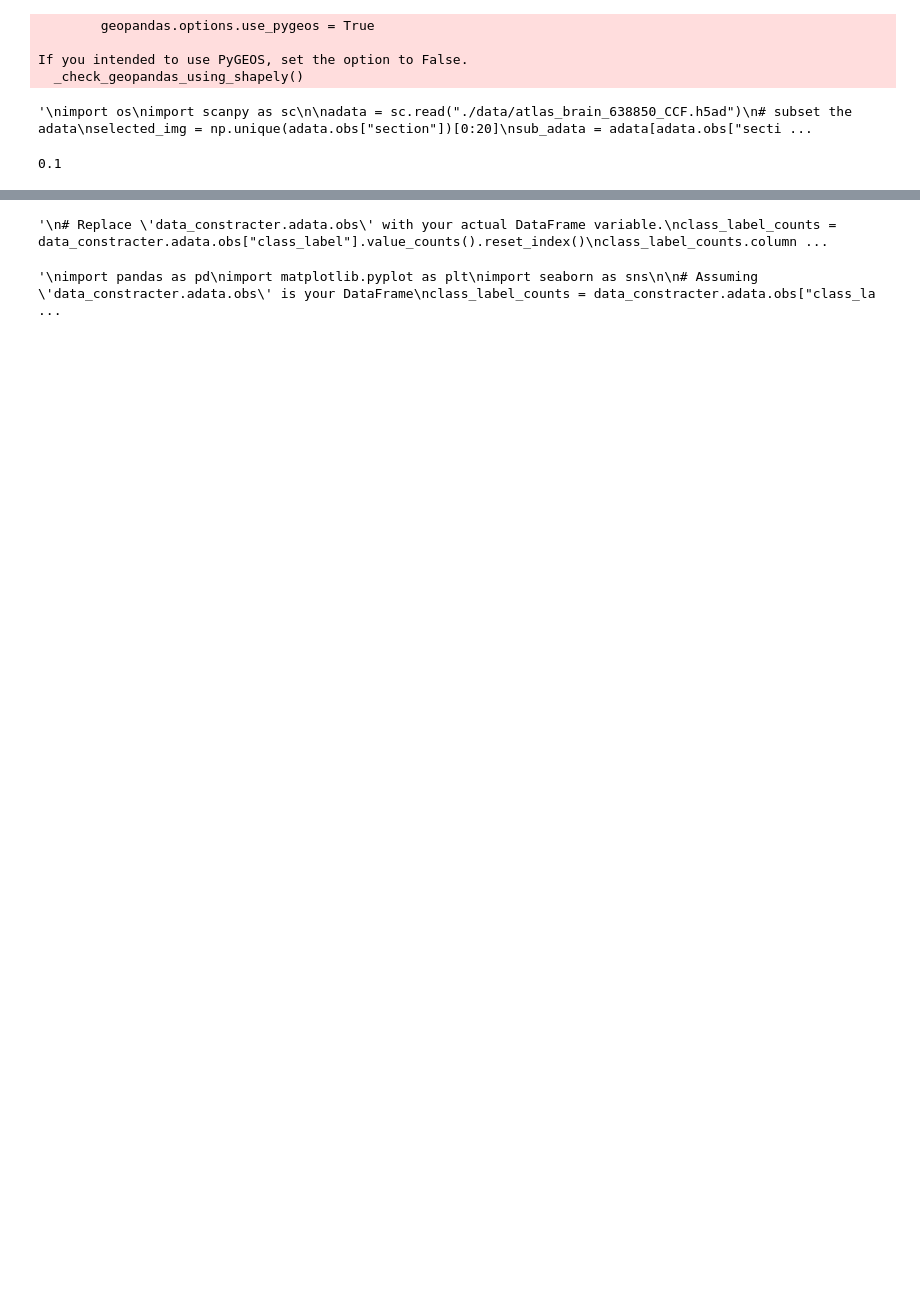
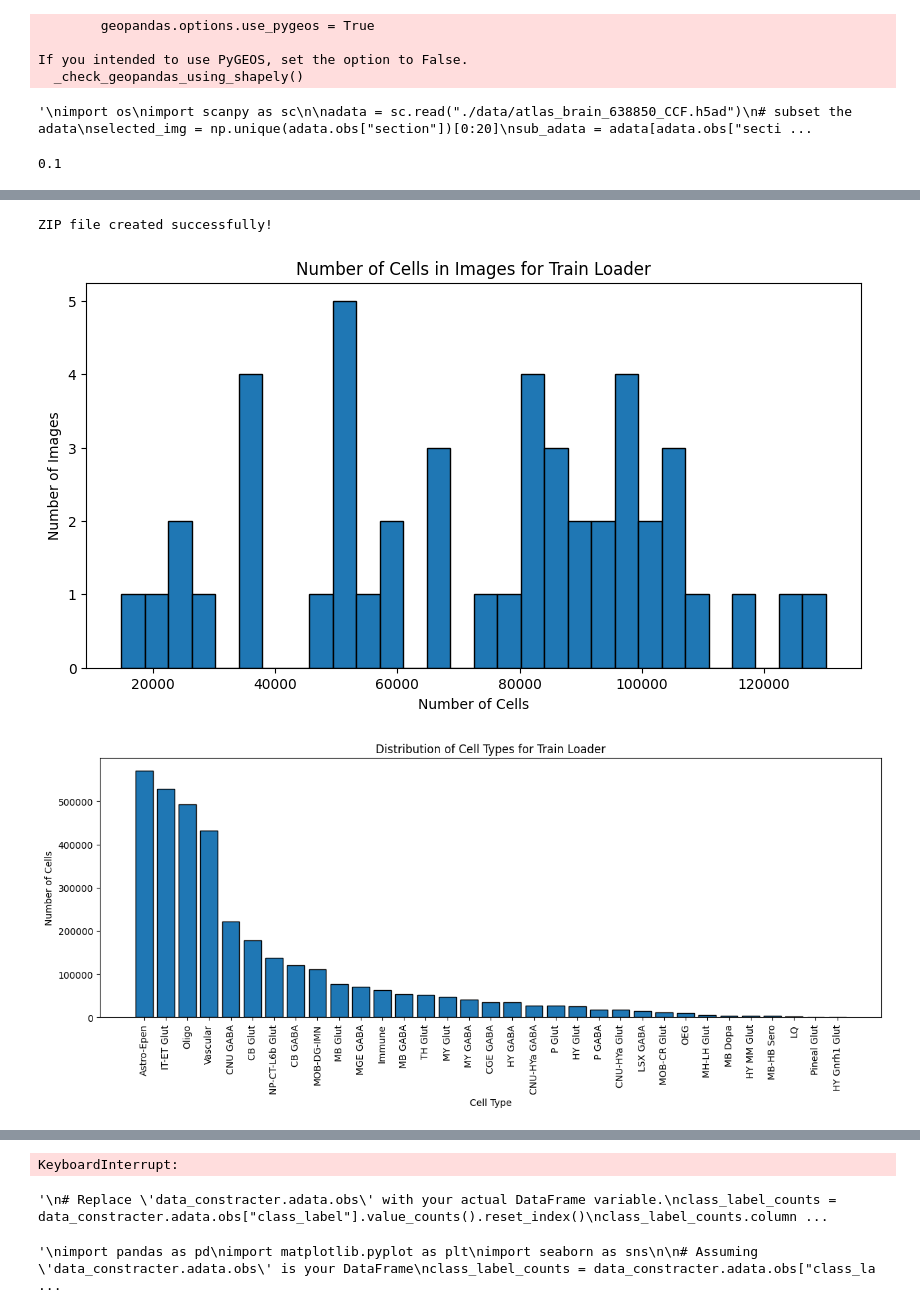
Before and after one commit to theislab/spatial_atlas_ssl, a Jupyter notebook: graph_model_test.ipynb, the cells around one changed output, grey strips where cells are left out. Saved outputs shown, nothing was run; the diff lists cells and outputs as text; code cells hidden in the pictures; blank space fills up the shorter version.

```diff
--- a/graph_model_test.ipynb
+++ b/graph_model_test.ipynb
@@ -128,0 +180,19 @@ graph_list[0]
+# %%
+import zipfile
+import torch
+def save_to_zip(loader, filename):
+    with open(filename, 'wb') as f:
+        pickle.dump(loader, f)
+
+# Save train_loader and val_loader to pickle files
+torch.save(pre_train_list, './processed_data/pre_train_list.pt')
+torch.save(pre_val_list, './processed_data/pre_val_list.pt')
+
+# Create a ZIP file and add the pickle files to it
+with zipfile.ZipFile('./processed_data/pre_training_data_img6_r30_n1_random_01.zip', 'w') as zipf:
+    zipf.write('./processed_data/pre_train_list.pt', arcname='pre_train_list.pt')
+    zipf.write('./processed_data/pre_val_list.pt', arcname='pre_val_list.pt')
+
+print("ZIP file created successfully!")
+# %% [output]
+ZIP file created successfully!
@@ -128,0 +201,50 @@ graph_list[0]
+# %%
+import matplotlib.pyplot as plt
+from collections import Counter
+import numpy as np
+
+def plot_histogram(loader, title, cell_num_path, cell_type_path):
+    # Extracting number of cells in x
+    num_cells = [data.x.size(0) for data in loader]
+
+    # Plotting histogram for number of cells in x
+    plt.figure(figsize=(10, 5))
+    plt.hist(num_cells, bins=30, edgecolor='black')
+    plt.title(f'Number of Cells in Images for {title}')
+    plt.xlabel('Number of Cells')
+    plt.ylabel('Number of Images')
+    plt.yticks(np.arange(0, max(plt.yticks()[0]), 1)) # Set y-ticks to integer values
+    plt.savefig(cell_num_path) # Save the plot
+    plt.show()
+
+    # Extracting cell types
+    cell_types = [data.cell_type.tolist() for data in loader]
+    flat_cell_types = [item for sublist in cell_types for item in sublist]
+
+    # Get the encode_book from the first data object in the loader
+    encode_book = next(iter(loader)).encode_book
+
+    # Count the frequency of each cell type
+    cell_type_counts = Counter(flat_cell_types)
+
+    # Sort cell types by frequency
+    sorted_cell_types = sorted(cell_type_counts.items(), key=lambda x: x[1], reverse=True)
+    sorted_labels = [list(encode_book.keys())[cell_type[0]] for cell_type in sorted_cell_types] # Convert keys to list
+    sorted_values = [cell_type[1] for cell_type in sorted_cell_types]
+
+    # Plotting histogram for distribution of cell types
+    plt.figure(figsize=(15, 5))
+    plt.bar(range(len(sorted_values)), sorted_values, edgecolor='black')
+    plt.title(f'Distribution of Cell Types for {title}')
+    plt.xlabel('Cell Type')
+    plt.ylabel('Number of Cells')
+    plt.xticks(ticks=range(len(sorted_labels)), labels=sorted_labels, rotation=90)
+    plt.savefig(cell_type_path) # Save the plot
+    plt.show()
+
+# Plot histograms for train_loader and val_loader
+plot_histogram(train_loader, 'Train Loader', "./processed_data/plots/pre_trainloader_cell_num.jpg", "./processed_data/plots/pre_trainloader_cell_type.jpg")
+plot_histogram(val_loader, 'Validation Loader', "./processed_data/plots/pre_valloader_cell_num.jpg", "./processed_data/plots/pre_valloader_cell_type.jpg")
+# %% [output]
+[figure, added]
+[figure, added]
@@ -129,3 +253,5 @@ graph_list[0]
 # %%
-# Save the data list
-#torch.save(graph_list, './processed_data/atlas_brain_638850_CCF.pt')
+import torch
+torch.save(graph_list, './processed_data/img59_r30_n1_random_01.pt')
+# %% [output]
+KeyboardInterrupt:
```
Also changed, not shown: parts of 17 cells of this notebook, 3 other files.
